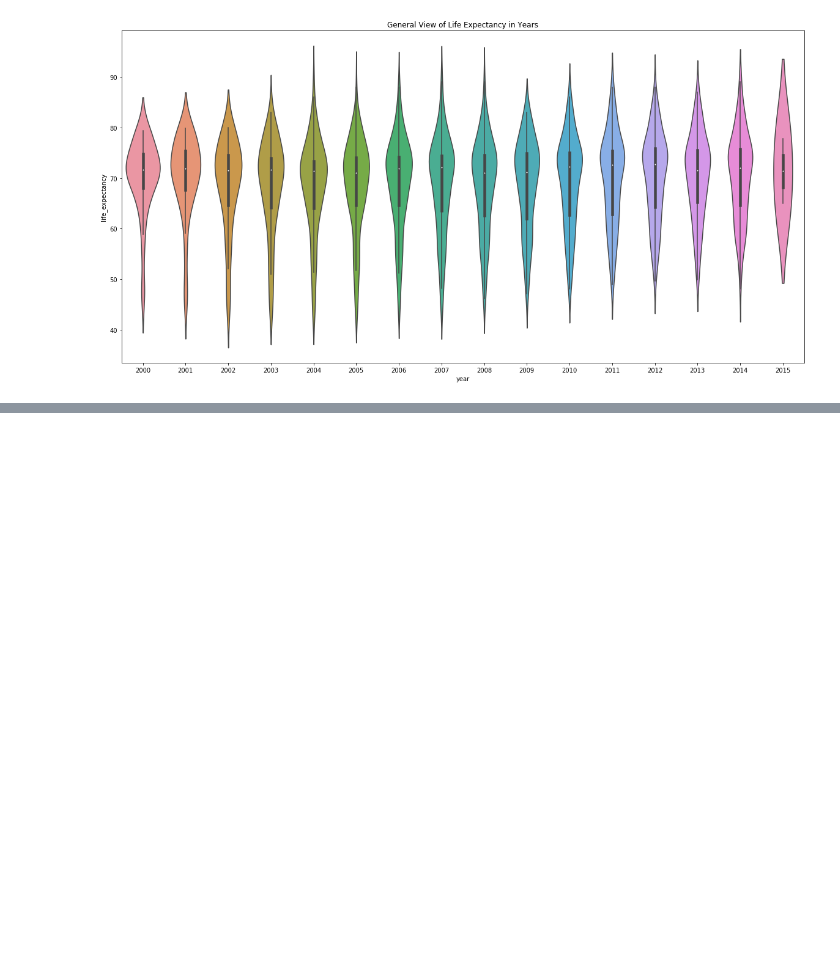
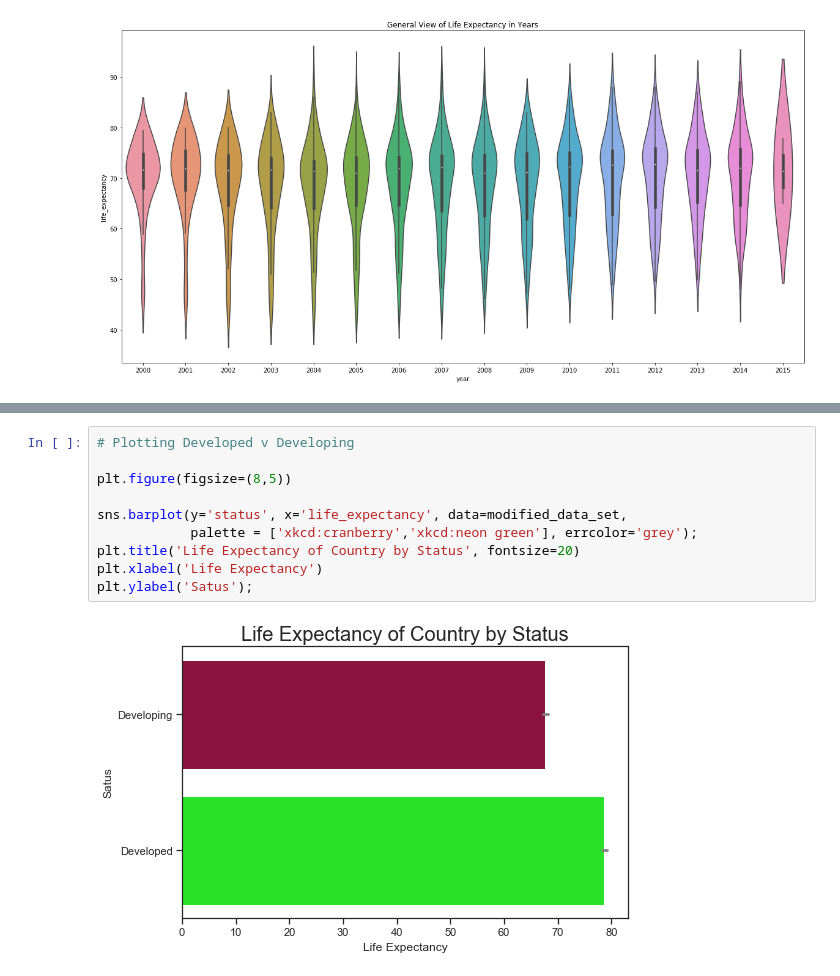
Before and after one commit to PRISLK/Mavericks_Data_Analysis, a Jupyter notebook: Life_Expectancy_Data_Analysis.ipynb, the cells around one changed output, grey strips where cells are left out. Drawn from its saved outputs; the diff is of its cells as text; blank space fills up the shorter version.

```diff
--- a/Life_Expectancy_Data_Analysis.ipynb
+++ b/Life_Expectancy_Data_Analysis.ipynb
@@ -389,0 +377,12 @@ Text(0.5, 1.0, 'Life Expectancy Values in Years by  Status')
+# %%
+# Plotting Developed v Developing
+
+plt.figure(figsize=(8,5))
+
+sns.barplot(y='status', x='life_expectancy', data=modified_data_set,
+            palette = ['xkcd:cranberry','xkcd:neon green'], errcolor='grey');
+plt.title('Life Expectancy of Country by Status', fontsize=20)
+plt.xlabel('Life Expectancy')
+plt.ylabel('Satus');
+# %% [output]
+[figure, added]
```
Also changed, not shown: parts of 6 cells of this notebook.
